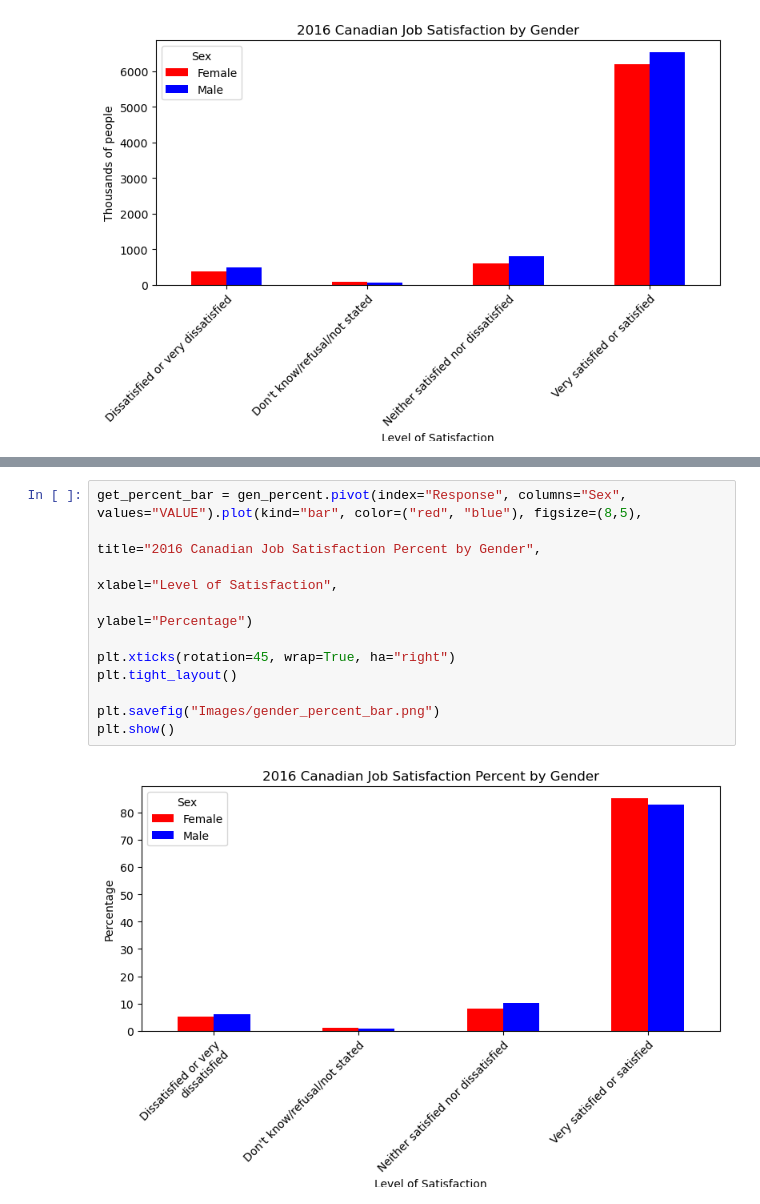
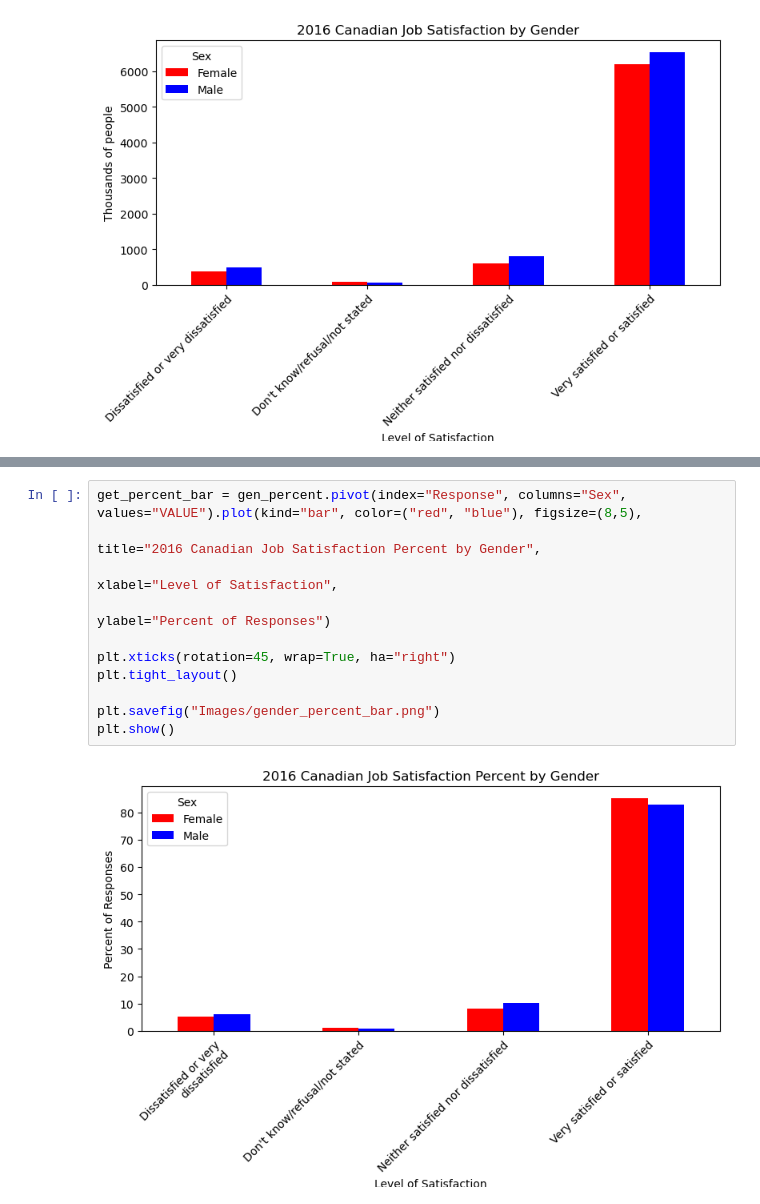
Before and after one commit to hhodek/UofWProject1, a Jupyter notebook: project.ipynb, the cells around one changed output, grey strips where cells are left out. Drawn from its saved outputs; the diff is of its cells as text.

```diff
--- a/project.ipynb
+++ b/project.ipynb
@@ -232,13 +232,13 @@ plt.show()
 # %%
 get_percent_bar = gen_percent.pivot(index="Response", columns="Sex", values="VALUE").plot(kind="bar", color=("red", "blue"), figsize=(8,5),
                                                                                     title="2016 Canadian Job Satisfaction Percent by Gender",
                                                                                     xlabel="Level of Satisfaction",
-                                                                                    ylabel="Percentage")
+                                                                                    ylabel="Percent of Responses")
 
 plt.xticks(rotation=45, wrap=True, ha="right")
 plt.tight_layout()
 
 plt.savefig("Images/gender_percent_bar.png")
 plt.show()
 # %% [output]
-[figure, old version]
+[figure, new version]
```
Also changed, not shown: parts of 1 cell of this notebook, 3 other files.
